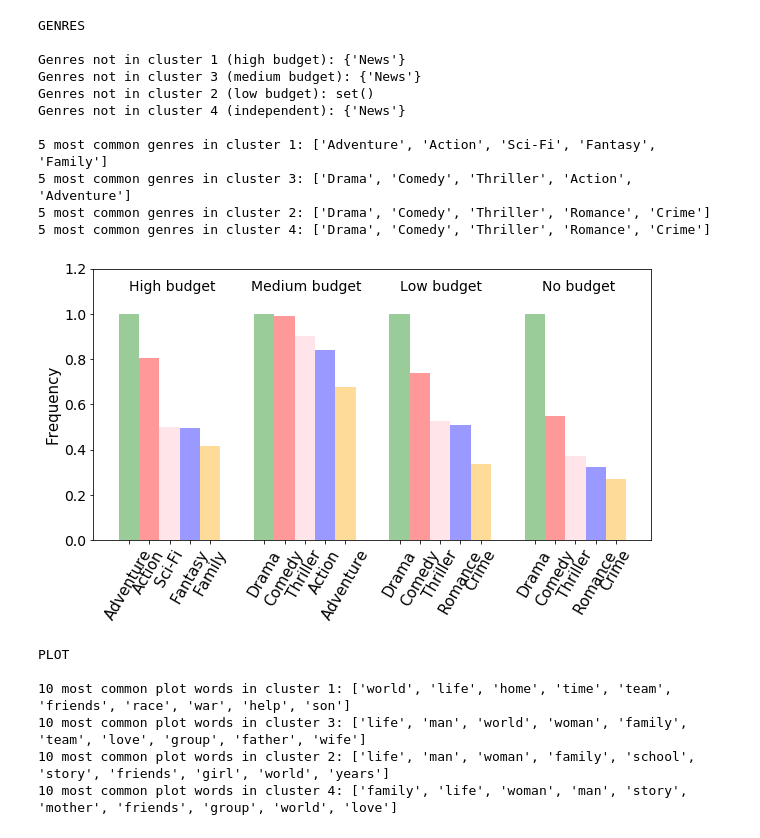
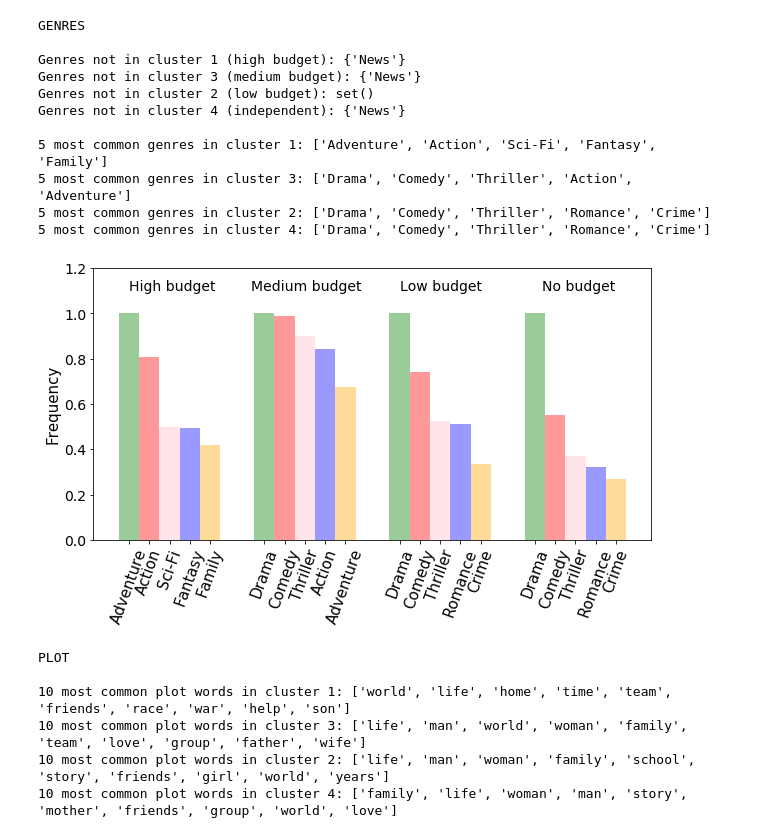
Before and after one commit to illorens/Project_NTDS, a Jupyter notebook: Analysis.ipynb, the cells around one changed output. Cells and saved outputs as stored; diff of their text form; code cells hidden in the pictures.

```diff
--- a/Analysis.ipynb
+++ b/Analysis.ipynb
@@ -1863,35 +1863,35 @@ rects1 = plt.bar(index, first, bar_width,
 rects2 = plt.bar(index + bar_width, second, bar_width,
                  alpha=opacity,
                  color='red')
 
 rects2 = plt.bar(index + 2*bar_width, third, bar_width,
                  alpha=opacity,
                  color='pink')
 
 rects2 = plt.bar(index + 3*bar_width, fourth, bar_width,
                  alpha=opacity,
                  color='blue')
 
 rects2 = plt.bar(index + 4*bar_width, fifth, bar_width,
                  alpha=opacity,
                  color='orange')
 
 plt.ylabel('Frequency', size=15)
 #plt.title('Five most frequent genres by cluster', size=18)
 plt.xticks(idx_names, ('Adventure', 'Action', 'Sci-Fi', 'Fantasy', 'Family',
                        'Drama', 'Comedy', 'Thriller', 'Action', 'Adventure',
                        'Drama', 'Comedy', 'Thriller', 'Romance', 'Crime',
-                       'Drama', 'Comedy', 'Thriller', 'Romance', 'Crime'), rotation=60, size=15)
+                       'Drama', 'Comedy', 'Thriller', 'Romance', 'Crime'), rotation=70, size=15)
 plt.text(x = 0, y = 1.1, s='High budget', size=14)
 plt.text(x = 3.6, y = 1.1, s='Medium budget', size=14)
 plt.text(x = 8., y = 1.1, s='Low budget', size=14)
 plt.text(x = 12.2, y = 1.1, s='No budget', size=14)
 ax.set_ylim(0, 1.2)
 plt.yticks(size=14)
 plt.savefig('Figures/genres.pdf', bbox_inches="tight")
 plt.show()
 # %% [output]
-[figure, old version]
+[figure, new version]
 # %%
 print('PLOT \n')
 print('10 most common plot words in cluster 1:', list(pd.DataFrame(flatten_list(final_df.loc[cluster1].Plot.values))[0].value_counts()[:10].index))
```
